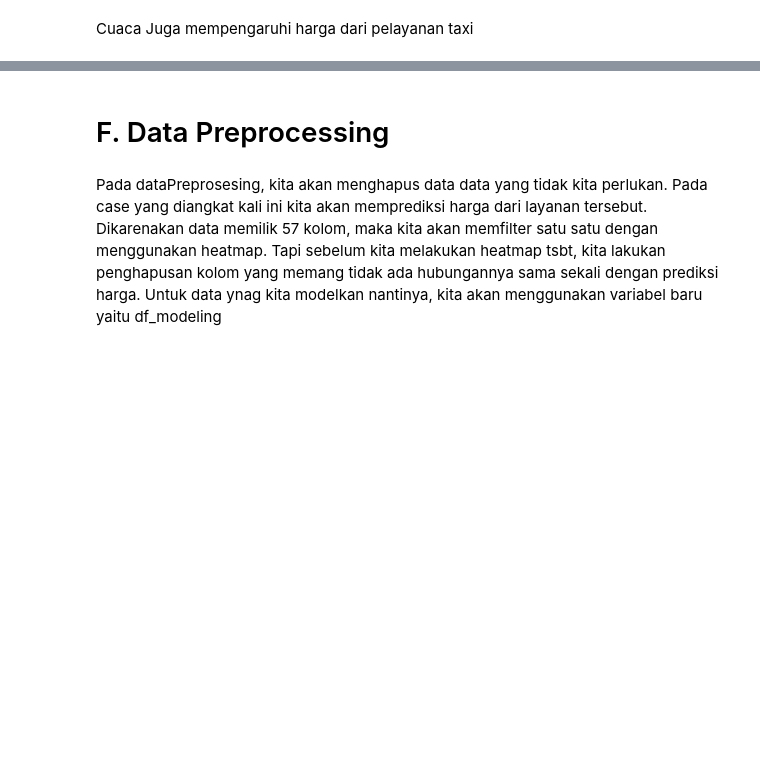
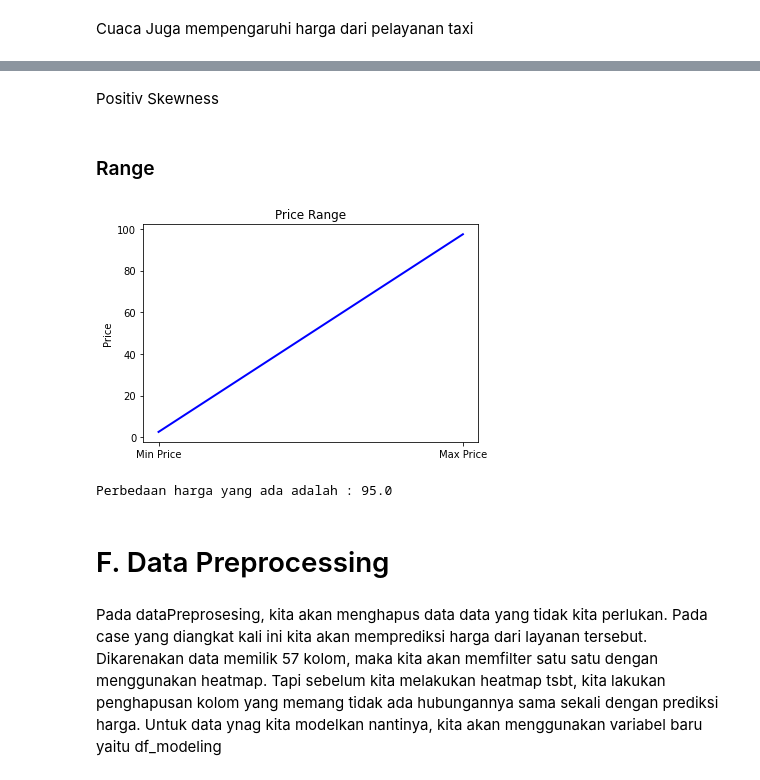
Before and after one commit to tassyirifiyya/ProjectHacktiv8-Kelp1, a Jupyter notebook: PYTN_KampusMerdeka_FP1_Hacktiv8.ipynb, the cells around one changed output, grey strips where cells are left out. Saved outputs shown, nothing was run; the diff lists cells and outputs as text; code cells hidden in the pictures; blank space fills up the shorter version.

Commit message:
Ini adalah File FinaProjek
Ini korang modelinference dan lainnya

```diff
--- a/PYTN_KampusMerdeka_FP1_Hacktiv8.ipynb
+++ b/PYTN_KampusMerdeka_FP1_Hacktiv8.ipynb
@@ -1060,3 +1133,37 @@ Cuaca Juga mempengaruhi harga dari pelayanan taxi
+# %% [markdown]
+Positiv Skewness
+# %% [markdown]
+### Range
+# %%
+import matplotlib.pyplot as plt
+
+# Mencari nilai maksimum dan minimum dari kolom 'price'
+max_price = df['price'].max()
+min_price = df['price'].min()
+
+# Membuat array yang berisi nilai maksimum dan minimum 'price'
+price_range = [min_price, max_price]
+price_range_angka = max_price-min_price
+
+# Membuat array yang berisi angka 0 dan 1 sebagai posisi untuk nilai maksimum dan minimum
+x_positions = [0, 1]
+
+# Membuat plot line
+plt.plot(x_positions, price_range, linewidth=2, color='blue')
+
+# Mengatur label pada sumbu x dan y
+plt.xticks(x_positions, ['Min Price', 'Max Price'])
+plt.ylabel('Price')
+
+# Menambahkan judul pada grafik
+plt.title('Price Range')
+
+# Menampilkan grafik
+plt.show()
+print("Perbedaan harga yang ada adalah :" ,price_range_angka)
+# %% [output]
+[figure, added]
+Perbedaan harga yang ada adalah : 95.0
 # %% [markdown]
 # F. Data Preprocessing
 # %% [markdown]
```
Also changed, not shown: parts of 39 cells of this notebook.
